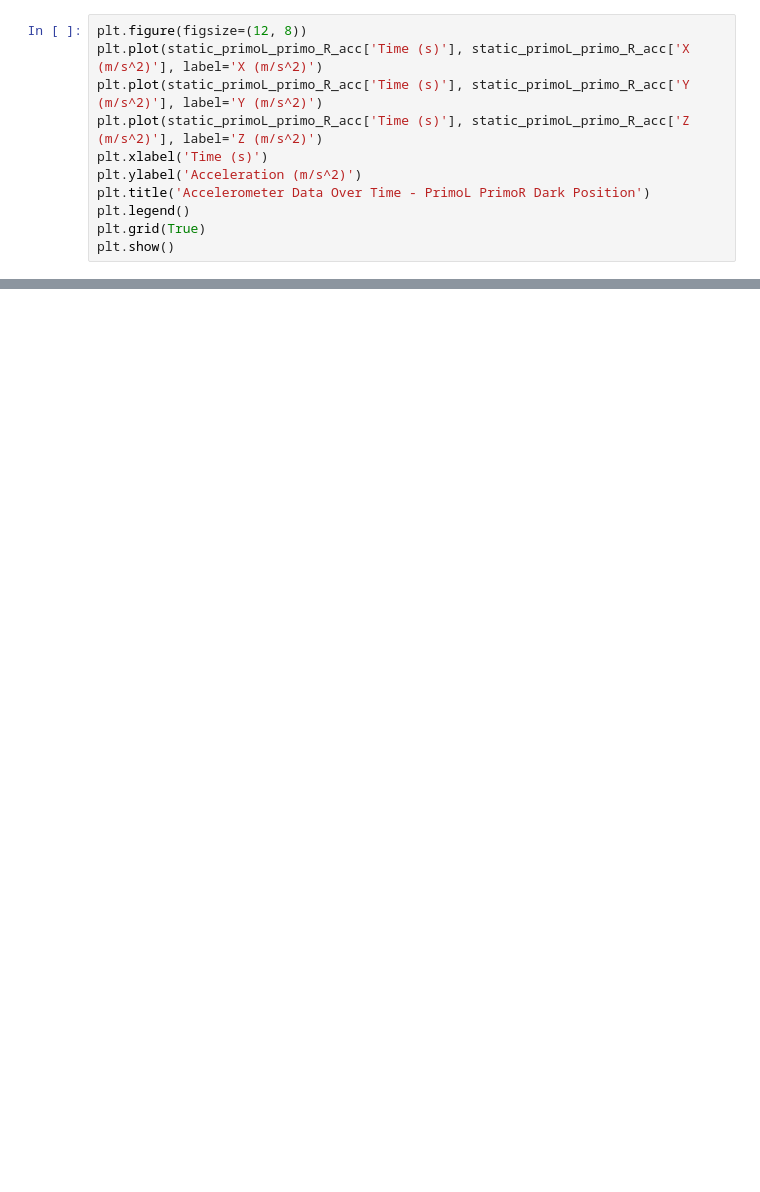
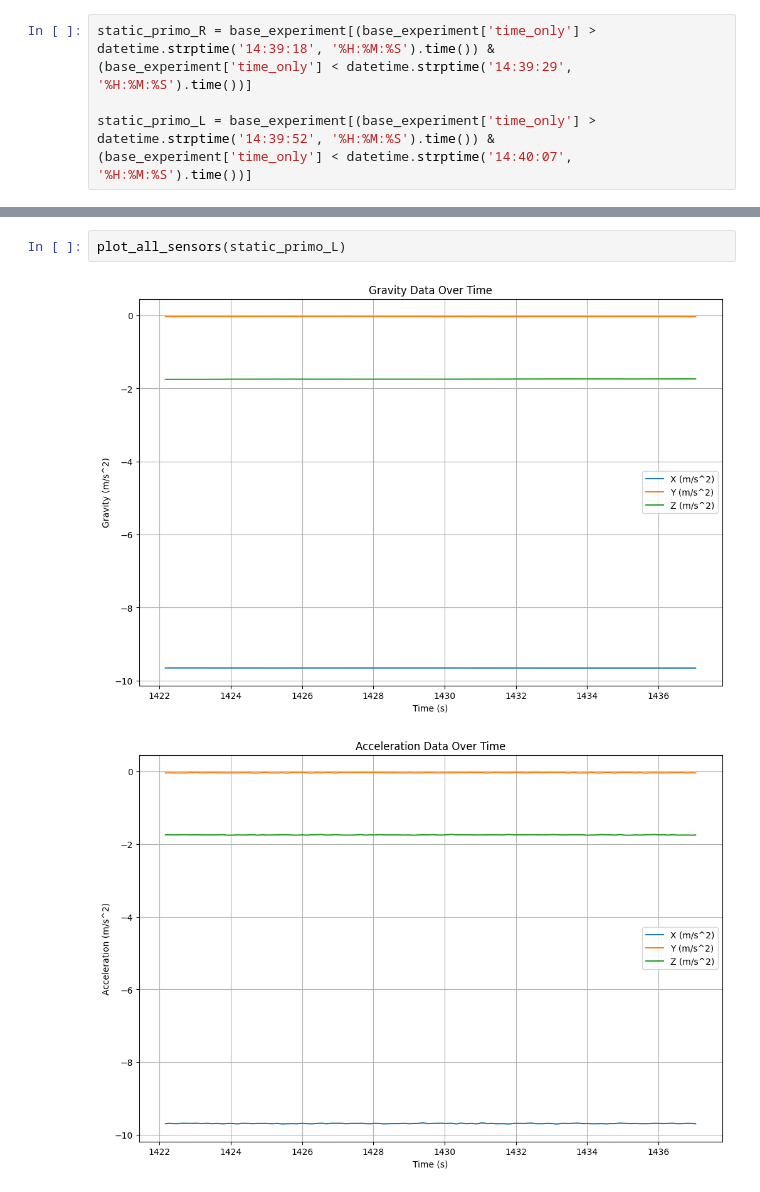
Before and after one commit to gupessanha/skate, a Jupyter notebook: sensors/calibration.ipynb, the cells around one changed output, grey strips where cells are left out. Cells and saved outputs as stored; diff of their text form; blank space fills up the shorter version.

```diff
--- a/sensors/calibration.ipynb
+++ b/sensors/calibration.ipynb
@@ -92,11 +171,4 @@ plt.show()
 # %%
-plt.figure(figsize=(12, 8))
-plt.plot(static_primoL_primo_R_acc['Time (s)'], static_primoL_primo_R_acc['X (m/s^2)'], label='X (m/s^2)')
-plt.plot(static_primoL_primo_R_acc['Time (s)'], static_primoL_primo_R_acc['Y (m/s^2)'], label='Y (m/s^2)')
-plt.plot(static_primoL_primo_R_acc['Time (s)'], static_primoL_primo_R_acc['Z (m/s^2)'], label='Z (m/s^2)')
-plt.xlabel('Time (s)')
-plt.ylabel('Acceleration (m/s^2)')
-plt.title('Accelerometer Data Over Time - PrimoL PrimoR Dark Position')
-plt.legend()
-plt.grid(True)
-plt.show()
+static_primo_R = base_experiment[(base_experiment['time_only'] > datetime.strptime('14:39:18', '%H:%M:%S').time()) & (base_experiment['time_only'] < datetime.strptime('14:39:29', '%H:%M:%S').time())]
+
+static_primo_L = base_experiment[(base_experiment['time_only'] > datetime.strptime('14:39:52', '%H:%M:%S').time()) & (base_experiment['time_only'] < datetime.strptime('14:40:07', '%H:%M:%S').time())]
@@ -104,0 +178,5 @@ plt.show()
+# %%
+plot_all_sensors(static_primo_L)
+# %% [output]
+[figure, added]
+[figure, added]
```
Also changed, not shown: parts of 31 cells of this notebook, 29 other files.
